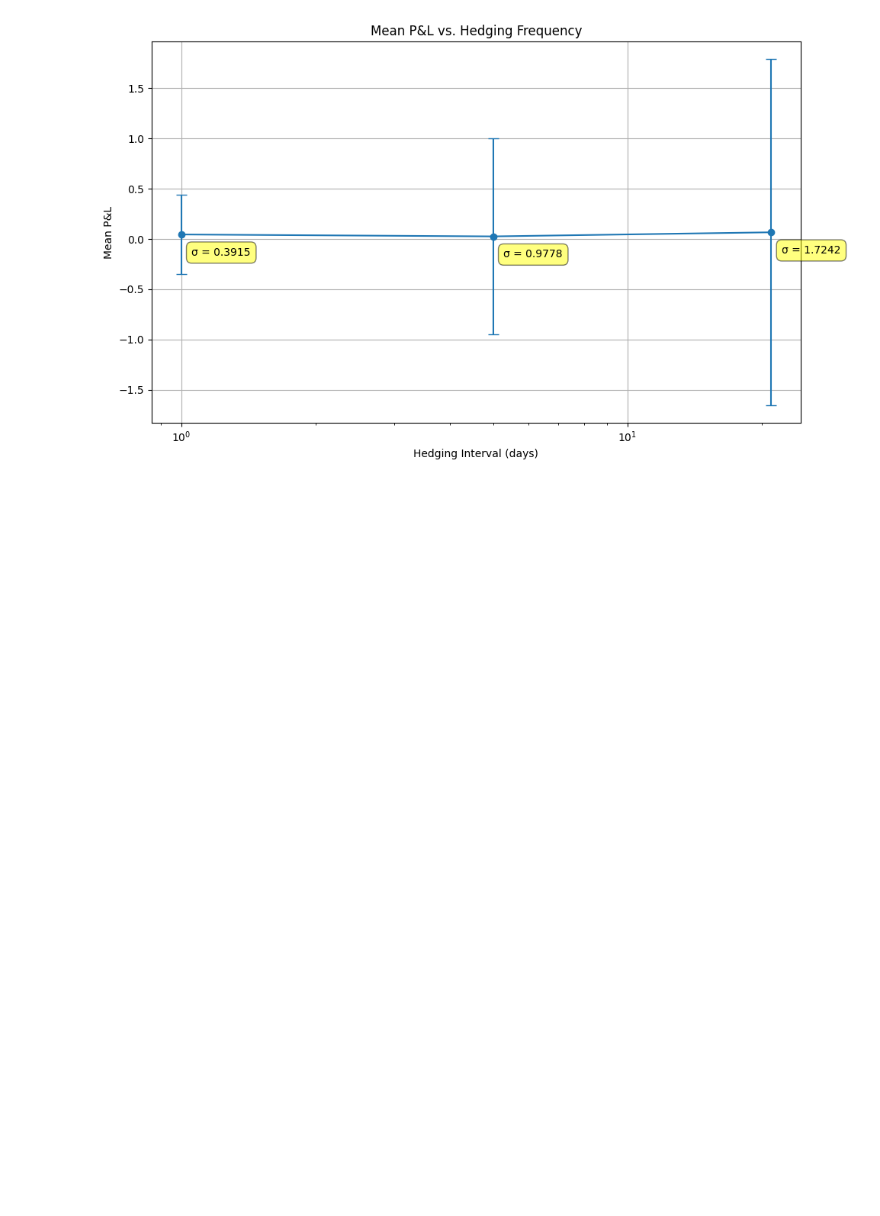
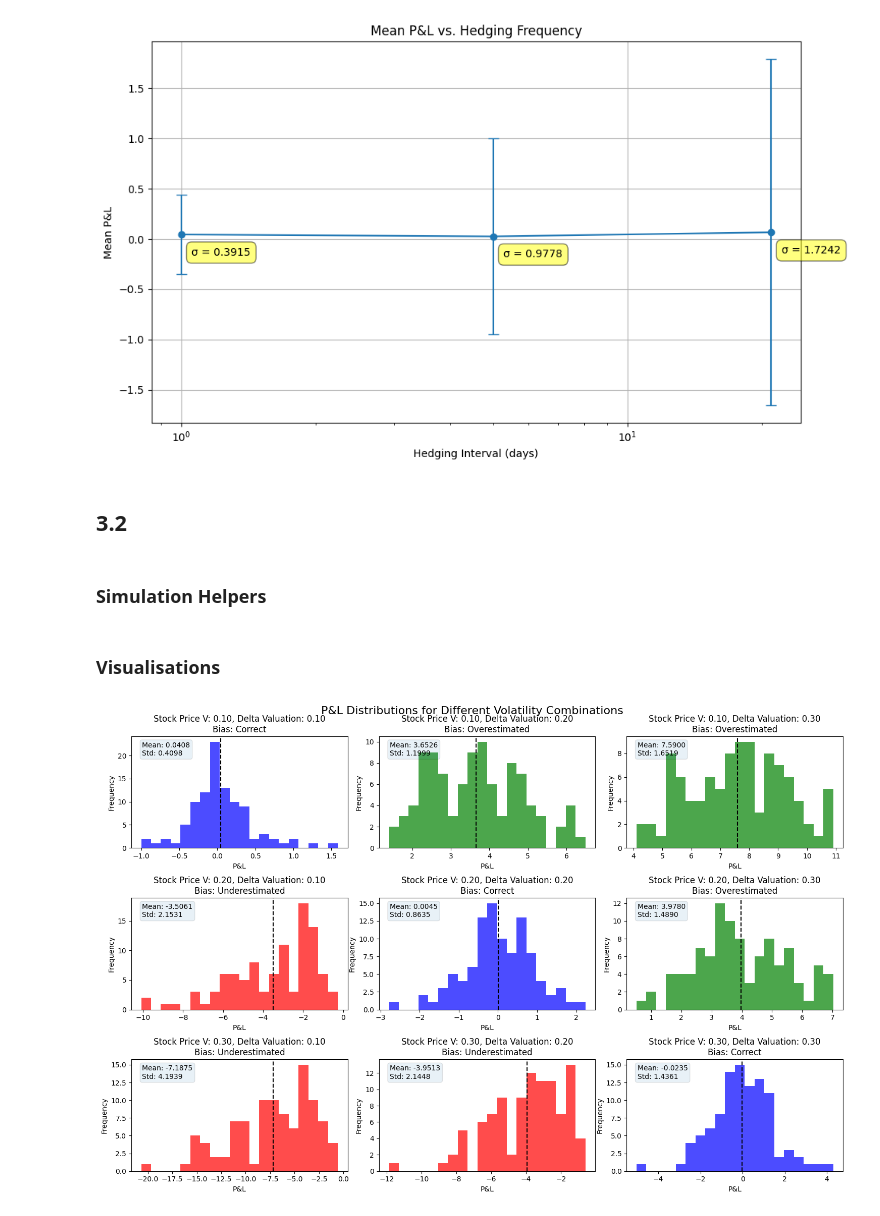
Before and after one commit to brkoedijk/Comp_Finance_1, a Jupyter notebook: src/results.ipynb, the cells around one changed output. Saved outputs shown, nothing was run; the diff lists cells and outputs as text; code cells hidden in the pictures; blank space fills up the shorter version.

```diff
--- a/src/results.ipynb
+++ b/src/results.ipynb
@@ -16,7 +18,7 @@ def run_multiple_simulations(S0, K, r, sigma, T, N, hedge_intervals, num_simulat
     results = {}
 
     for interval in hedge_intervals:
-        print(f"Running simulations with hedging every {interval} trading days...")
+
         pnl_values = []
 
         for i in tqdm(range(num_simulations), desc=f"Simulating {interval}-day hedging"):
@@ -24,7 +26,7 @@ def run_multiple_simulations(S0, K, r, sigma, T, N, hedge_intervals, num_simulat
             np.random.seed(200 + i)
 
             # Run SIM
-            model = EulerBlackScholes(S0, r, sigma, T, N)
+            model = EulerBlackScholes(S0, r, sigma, sigma, T, N)
             sim_result = model.delta_hedge_short_call(K, interval)
             pnl_values.append(sim_result['final_pnl'])
 
@@ -95,7 +94,7 @@ plt.figure(figsize=(12, 8))
 np.random.seed(42)
 
 # Simulate stock path once
-model = EulerBlackScholes(S0, r, sigma, T, N)
+model = EulerBlackScholes(S0, r, sigma, sigma, T, N)
 time, stock_path = model.simulate()
 
 # Plot stock path
@@ -122,7 +121,7 @@ for interval in hedge_intervals:
 
     # Set same seed to ensure same stock path
     np.random.seed(42)
-    model = EulerBlackScholes(S0, r, sigma, T, N)
+    model = EulerBlackScholes(S0, r, sigma, sigma, T, N)
     sim = model.delta_hedge_short_call(K, interval)
 
     # Calculate hedging error (portfolio value + option value should ideally be 0)
@@ -139,6 +138,7 @@ plt.grid(True)
 plt.axhline(y=0, color='k', linestyle='--')
 
 plt.tight_layout()
+plt.savefig("figures/p3/stock_price_path")
 plt.show()
 # %% [output]
 [figure]
@@ -168,3 +169,7 @@ plt.tight_layout()
 plt.show()
 # %% [output]
 [figure]
+# %% [markdown]
+## 3.2
+# %% [markdown]
+### Simulation Helpers
@@ -170,0 +284,44 @@ plt.show()
+# %% [markdown]
+### Visualisations
+# %%
+# 1. Visualize P&L distributions for different volatility combinations
+plt.figure(figsize=(15, 10))
+
+
+# Create a grid for subplots - one row for each true volatility
+num_true_vols = len(vol_true_list)
+num_model_vols = len(vol_model_list)
+
+for i, vol_true in enumerate(vol_true_list):
+    for j, vol_model in enumerate(vol_model_list):
+        key = get_key(vol_true,vol_model)
+
+        # Create subplot
+        plt.subplot(num_true_vols, num_model_vols, i*num_model_vols + j + 1)
+
+        # Calculate hedging bias
+        bias = vol_model - vol_true
+        bias_text = "Overestimated" if bias > 0 else "Underestimated" if bias < 0 else "Correct"
+
+        # Plot histogram of P&L
+        plt.hist(results[key]['all_pnl'], bins=20, alpha=0.7,
+                color='blue' if bias == 0 else 'red' if bias < 0 else 'green')
+
+        plt.title(f"Stock Price V: {vol_true:.2f}, Delta Valuation: {vol_model:.2f}\nBias: {bias_text}")
+        plt.axvline(results[key]['mean_pnl'], color='k', linestyle='--')
+
+        plt.xlabel('P&L')
+        plt.ylabel('Frequency')
+
+        # Add mean and std as text
+        plt.text(0.05, 0.95, f"Mean: {results[key]['mean_pnl']:.4f}\nStd: {results[key]['std_pnl']:.4f}",
+                transform=plt.gca().transAxes, va='top', bbox=dict(boxstyle='round', alpha=0.1))
+
+plt.tight_layout()
+plt.suptitle('P&L Distributions for Different Volatility Combinations', fontsize=16)
+plt.subplots_adjust(top=0.92)
+
+plt.savefig("figures/p3/pl_for_diff_volatility_combos")
+plt.show()
+# %% [output]
+[figure, added]
```
Also changed, not shown: parts of 8 cells of this notebook, 6 other files.
